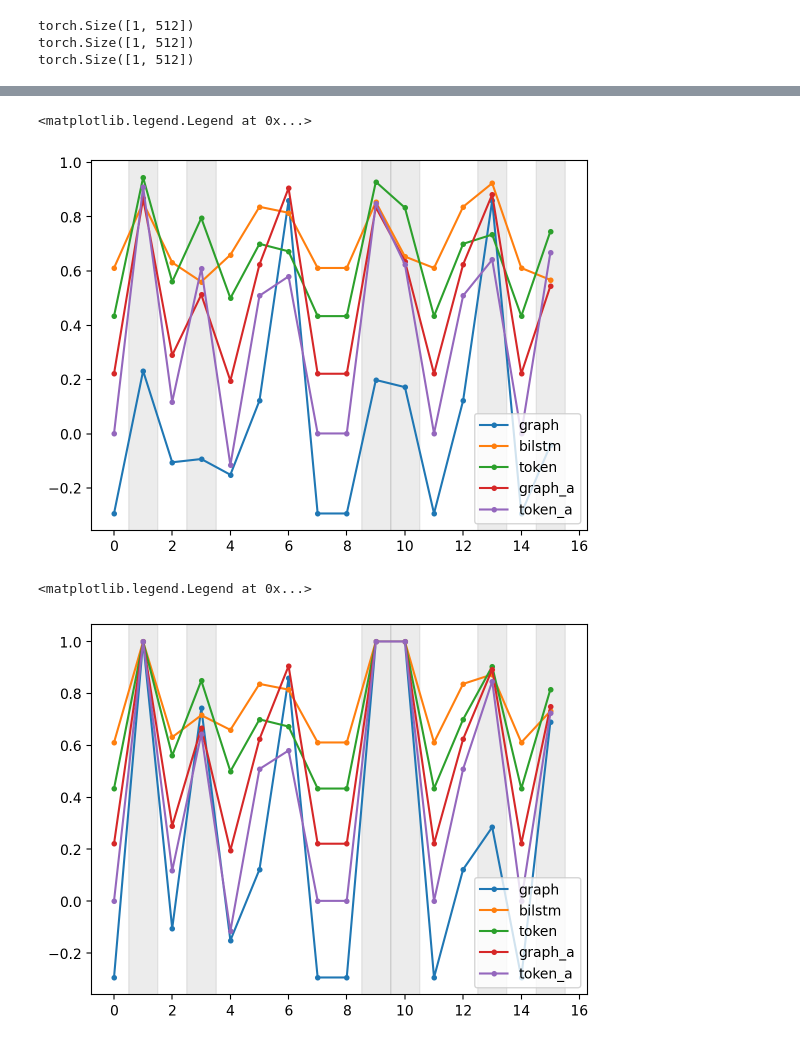
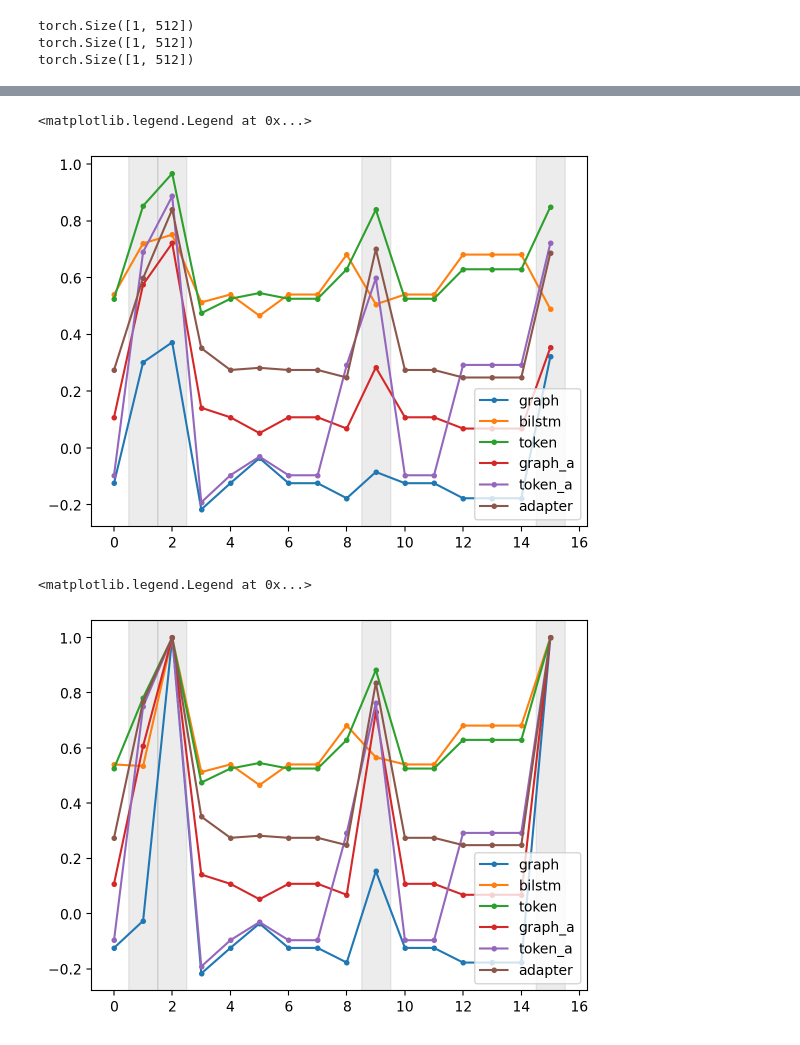
Before and after one commit to maximoskp/GraphMelHarm, a Jupyter notebook: test_generate.ipynb, the cells around one changed output, grey strips where cells are left out. Cells and saved outputs as stored; diff of their text form; code cells hidden in the pictures.

Commit message:
adapter in graphs

```diff
--- a/test_generate.ipynb
+++ b/test_generate.ipynb
@@ -106,15 +106,17 @@ LoRASEModel(
 num_guidance_steps = 16
 guidance_position_weight = 0.2#0.5
 
-# in_seq = 'b_A#:7_@2;A:min6_@2'
+in_seq = 'b_A#:7_@2;A:min6_@2'
 
 # in_seq = 'b_E:7_@2;A:min_@2'
 # in_seq = 'b_G:7_@2;C:maj_@2'
-in_seq = 'b_B:hdim7_@2;A#:7_@2'
+# in_seq = 'b_B:hdim7_@2;A#:7_@2'
 # in_seq = 'b_F:7_@2;E:7_@2'
 # in_seq = 'b_C:7_@2;B:7_@2b_A#:7_@2;A:min6_@2'
 # in_seq = 'b_A:min_@4'
 # in_seq = 'b_D#:dim7_@4'
+# in_seq = 'b_B:7_@2;E:7_@2'
+# in_seq = 'b_C#:7_@2;F#:7_@2b_B:7_@2;E:7_@2'
 
 # in_seq = 'b_F#:7_@2;B:7_@2b_E:7_@2;A#:7_@2;'
 # in_seq = 'b_A#:7_@2;A:min6_@2'
@@ -123,6 +125,10 @@ in_seq = 'b_B:hdim7_@2;A#:7_@2'
 # in_seq = 'b_E:min6_@2;A:7_@2b_F:min6_@2;A#:7_@2'
 # in_seq = 'G:maj;D:maj;G#:maj;D#:maj'
 # in_seq = 'b_C#:hdim7_@4b_D:hdim7_@4'
+
+# in_seq = 'b_C:7_@4b_F:7_@4'
+# in_seq = 'b_C#:7_@4b_C:maj_@4'
+# in_seq = 'b_E:7_@2;A:7_@2b_D:7_@2;G:7_@2'
 # %%
 y_graph = get_graph_embeddings_from_string_with_model(in_seq, graph_model_LoRA)
 y_bilstm = get_bilstm_embeddings_from_string_with_model(in_seq, bilstm_model)
@@ -145,8 +151,14 @@ torch.Size([1, 512])
 # input_f_path = '/mnt/ssd2/maximos/data/gjt_melodies/gjt_CA_test/So_What.mxl'
 
 # input_f_path = '/media/maindisk/data/mel_harm_CA_all/gjt_CA_test/So_What.mxl'
-input_f_path = '/media/maindisk/data/mel_harm_CA_all/gjt_CA_test/Autumn_Leaves.mxl'
+# input_f_path = '/media/maindisk/data/mel_harm_CA_all/gjt_CA_test/Autumn_Leaves.mxl'
+input_f_path = '/media/maindisk/data/mel_harm_CA_all/gjt_CA_test/Sugar.mxl'
 # input_f_path = '/media/maindisk/data/mel_harm_CA_all/gjt_CA_test/Off_Minor.mxl'
+
+# input_f_path = '/media/maindisk/data/mel_harm_CA_all/nottingham_test/ashover12.mid'
+# input_f_path = '/media/maindisk/data/mel_harm_CA_all/nottingham_test/hpps4.mid'
+# input_f_path = '/media/maindisk/data/mel_harm_CA_all/nottingham_test/morris21.mid'
+# input_f_path = '/media/maindisk/data/mel_harm_CA_all/nottingham_test/jigs11.mid'
 
 piece_name = input_f_path.split('/')[-1].split('.')[0]
 print(piece_name)
@@ -491,7 +507,8 @@ eval_adapter_adapter = eval_for_chords_string(
     in_seq, tokenizer,
     harmony_ids=gen_out['gen_output_token_ids'][0].tolist(),
     graph_model=graph_adapter_model,
-    token_model=token_adapter_model
+    token_model=token_adapter_model,
+    adapter_model=adapter_model
 )
 for i in gen_out['decoded_positions_order'][-num_guidance_steps:]:
     print(i, '-', gen_out['gen_output_tokens'][i])
@@ -570,26 +590,28 @@ line2, = plt.plot(eval_token['bilstm'], '.-')
 line3, = plt.plot(eval_token['token'], '.-')
 line4, = plt.plot(eval_adapter_token['graph'], '.-')
 line5, = plt.plot(eval_adapter_token['token'], '.-')
+line6, = plt.plot(eval_adapter_token['adapter'], '.-')
 
-plt.legend([line1, line2, line3, line4, line5], ['graph', 'bilstm', 'token', 'graph_a', 'token_a'])
+plt.legend([line1, line2, line3, line4, line5, line6], ['graph', 'bilstm', 'token', 'graph_a', 'token_a', 'adapter'])
 # %% [output]
 <matplotlib.legend.Legend at 0x...>
-[figure, old version]
+[figure, new version]
 # %%
 ax = plt.gca()
 for bar in bars_of_interest_adapter:
     ax.axvspan(bar - 0.5, bar + 0.5, color='gray', alpha=0.15, zorder=0)
 
 line1, = plt.plot(eval_adapter['graph'], '.-')
 line2, = plt.plot(eval_adapter['bilstm'], '.-')
 line3, = plt.plot(eval_adapter['token'], '.-')
 line4, = plt.plot(eval_adapter_adapter['graph'], '.-')
 line5, = plt.plot(eval_adapter_adapter['token'], '.-')
+line6, = plt.plot(eval_adapter_adapter['adapter'], '.-')
 
-plt.legend([line1, line2, line3, line4, line5], ['graph', 'bilstm', 'token', 'graph_a', 'token_a'])
+plt.legend([line1, line2, line3, line4, line5, line6], ['graph', 'bilstm', 'token', 'graph_a', 'token_a', 'adapter'])
 # %% [output]
 <matplotlib.legend.Legend at 0x...>
-[figure, old version]
+[figure, new version]
 # %%
 activation_diff_no = {}
 under_eval = eval_no
```
Also changed, not shown: parts of 14 cells of this notebook, 32 other files.
